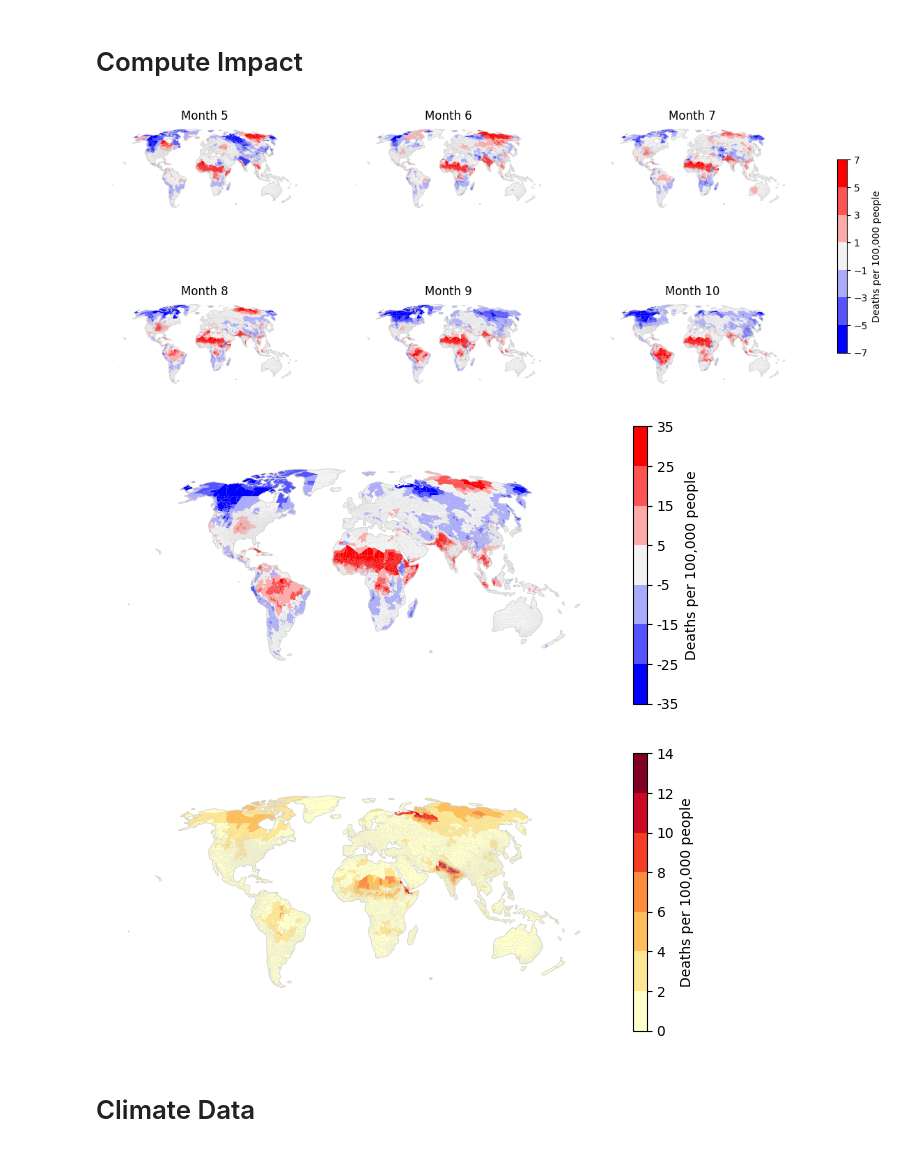
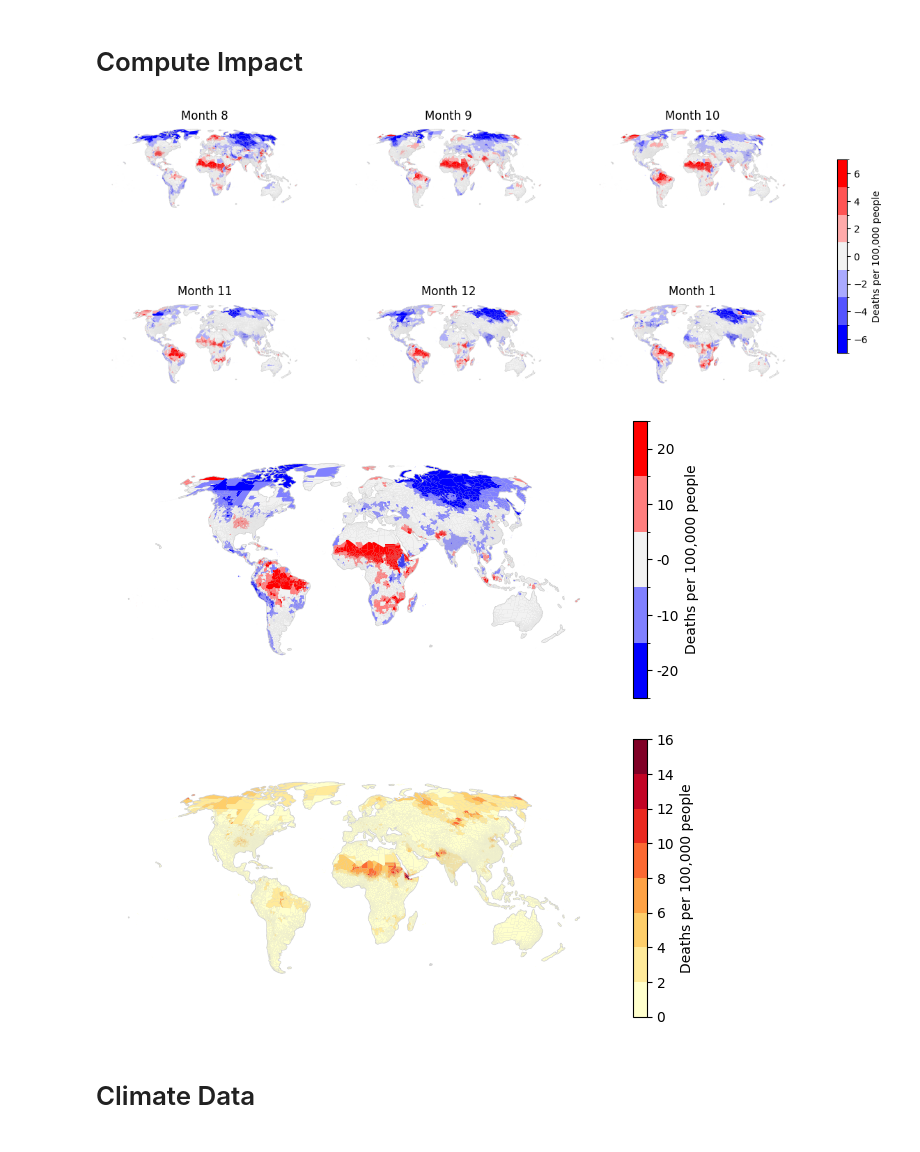
Before and after one commit to ClimateImpactLab/poreallas, a Jupyter notebook: analysis/a00_seasonal_forecast_analysis.ipynb, the cells around one changed output. Cells and saved outputs as stored; diff of their text form; code cells hidden in the pictures.

```diff
--- a/analysis/a00_seasonal_forecast_analysis.ipynb
+++ b/analysis/a00_seasonal_forecast_analysis.ipynb
@@ -43,14 +45,14 @@ effect = xr.open_datatree(os.path.join(DATA_DIR, EFFECTS_URI), consolidated = Fa
 baseline_period = analysis_utils.get_baseline_period(effect, years = 30)
 #Impact Regions
 _polygons = (
-    gpd.read_parquet(IMPACT_REGION_POLYGONS)
+    gpd.read_parquet(os.path.join(DATA_DIR, IMPACT_REGION_POLYGONS))
     .rename(columns={"hierid": "region"})
     .set_index("region")
     .set_crs(epsg=4326)  # Assuming the data is WGS-82.
 )
 
 #Socioeconomics
-socioeconomics =  xr.open_zarr(SOCIOECONOMICS_URI)
+socioeconomics =  xr.open_zarr(os.path.join(DATA_DIR, SOCIOECONOMICS_URI))
 socioeconomics = socioeconomics.sel(year = 2026)[['pop0to4', 'pop5to64', 'pop65plus', 'pop', 'gdppc', 'iso3']]
 # %% [markdown]
 # Compute Impact
@@ -61,18 +63,19 @@ impact = analysis_utils.compute_impact(effect, socioeconomics, ensemble = True,
 ##For a single age-cohort, use:
 #impact = analysis_utils.compute_impact(effect, socioeconomics, ensemble = False, baseline_period=baseline_period, hotonly = False, rate = True, age_weight = False, cohort = 'age65plus')
 # %%
-_polygons_impact = analysis_utils.xarray_to_gpd(impact.mean(dim = 'number'), _polygons)
+_polygons_impact = analysis_utils.xarray_to_gpd(impact.mean(dim = ['number', 'sample']), _polygons)
 # %%
 # Plot Impact on a Monthly Basis
 fig = analysis_utils.plot_monthly(
     _polygons_impact,
     col='age_weighted_impact',
     cm = 'bwr',
     sup_title=f"",
     cbar_label= impact.units,
+    month_order= [8, 9, 10, 11, 12, 1]
 )
 # %% [output]
-[figure, old version]
+[figure, new version]
 # %%
 # Plot 6-month Cumulative Impact
 fig = analysis_utils.plot_aggregate(
@@ -84,7 +87,7 @@ fig = analysis_utils.plot_aggregate(
     cbar_label= impact.units,
 )
 # %% [output]
-[figure, old version]
+[figure, new version]
 # %%
 #Ex: Plot 6-month SD
 fig = analysis_utils.plot_aggregate(
@@ -96,7 +99,7 @@ fig = analysis_utils.plot_aggregate(
     cbar_label= impact.units,
 )
 # %% [output]
-[figure, old version]
+[figure, new version]
 # %% [markdown]
 # Climate Data
 # %% [markdown]
```
Also changed, not shown: parts of 13 cells of this notebook.
